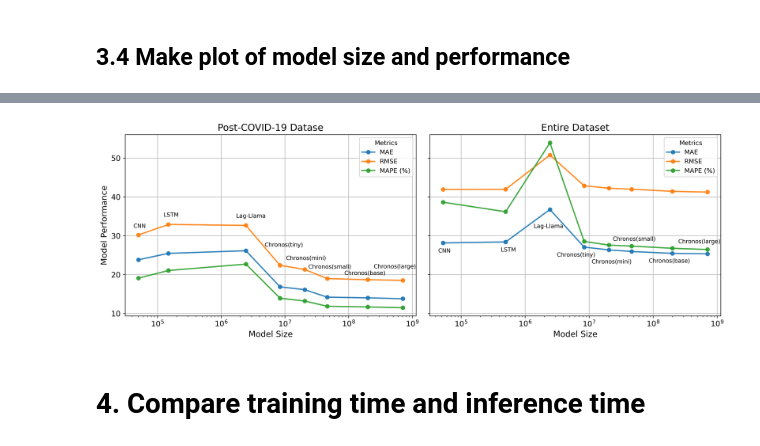
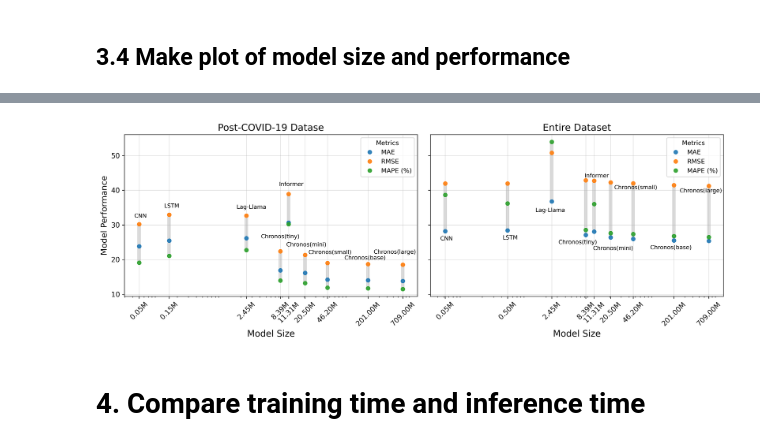
Before and after one commit to YueLi-0816/traffic_prediction, a Jupyter notebook: parameter_cal.ipynb, the cells around one changed output, grey strips where cells are left out. Drawn from its saved outputs; the diff is of its cells as text; code cells hidden in the pictures.

Commit message:
modify the model size plot

```diff
--- a/parameter_cal.ipynb
+++ b/parameter_cal.ipynb
@@ -1010,0 +1000,6 @@ informer_perform
+# %%
+informer_post = data_informer[['MAE_test','RMSE_test','MAPE (%)_test']].mean().to_frame(name='Informer-Dataset After COVID')
+informer_all = data_informer_all[['MAE_test','RMSE_test','MAPE (%)_test']].mean().to_frame(name='Informer-Entire Dataset')
+informer_perform = informer_post.join(informer_all)
+informer_perform.index = informer_perform.index.str.removesuffix('_test')
+informer_perform
@@ -1011,3 +1011,5 @@ informer_perform
+# %%
+mean_perform_all = pd.concat([mean_perform_all, informer_perform], axis=1)
 # %% [markdown]
 ## 3.3 Concatenate perform and model size
 # %%
@@ -1024,14 +1129,14 @@ perform_size_all
 # %%
 # Splitting the data into two separate sets: After COVID and Entire Dataset
 after_covid_cols = [
-    'CNN-Dataset After COVID', 'LSTM-Dataset After COVID',
+    'CNN-Dataset After COVID', 'LSTM-Dataset After COVID', 'Informer-Dataset After COVID',
     'Lag-Llama-Dataset After COVID', 'Chronos(tiny)-Dataset After COVID',
     'Chronos(mini)-Dataset After COVID', 'Chronos(small)-Dataset After COVID',
     'Chronos(base)-Dataset After COVID', 'Chronos(large)-Dataset After COVID'
 ]
 
 entire_dataset_cols = [
-    'CNN-Entire Dataset', 'LSTM-Entire Dataset',
+    'CNN-Entire Dataset', 'LSTM-Entire Dataset', 'Informer-Entire Dataset',
     'Lag-Llama-Entire Dataset', 'Chronos(tiny)-Entire Dataset',
     'Chronos(mini)-Entire Dataset', 'Chronos(small)-Entire Dataset',
     'Chronos(base)-Entire Dataset', 'Chronos(large)-Entire Dataset'
@@ -1046,6 +1176,6 @@ performance_metrics_entire_dataset = entire_dataset.loc[['MAE', 'RMSE', 'MAPE (%
 # %%
 model_names = [
-    "CNN", "LSTM", "Lag-Llama", "Chronos(tiny)",
+    "CNN", "LSTM", 'Informer', "Lag-Llama", "Chronos(tiny)",
     "Chronos(mini)", "Chronos(small)", "Chronos(base)", "Chronos(large)"
 ]
 
@@ -1053,52 +1183,79 @@ model_names = [
 fig, axs = plt.subplots(1, 2, figsize=(14, 5), dpi=300, sharey=True)
 
 # Adjusted offset for labels
-x_offsets = [1.05, 1.1, 1.2, 1.15, 1.05, 1.1, 0.9, 0.75]
-y_offsets = [1.05, 1.05, 1.05, 1.2, 1.1, 1.12, 1.05, 1.15]
+x_offsets = [1.05, 1.1, 1.1, 1.2, 1, 1.05, 1.1, 0.9, 0.75]
+y_offsets = [1.05, 1.05, 1.05, 1.05, 1.15, 1.1, 1.12, 1.05, 1.15]
 
-x_offsets2 = [1.05, 1.1, 0.95, 0.75, 1.1, 1.1, 0.9, 0.75]
-y_offsets2 = [0.95, 0.95, 0.9, 0.95, 0.91, 1.15, 0.95, 1.15]
+x_offsets2 = [1.05, 1.1, 1.1, 0.95, 0.75, 1.1, 1.1, 0.9, 0.75]
+y_offsets2 = [0.95, 0.95, 1.6, 0.95, 0.95, 0.91, 1.6, 0.95, 1.6]
 
 custom_colors = ['#1f77b4', '#ff7f0e', '#2ca02c']
 
 # Plotting the "After COVID" data
 for i, metric in enumerate(performance_metrics_after_covid.columns):
-    axs[0].plot(model_sizes_after_covid, performance_metrics_after_covid[metric], label=metric, marker='o', linewidth = 2, alpha=0.9, color=custom_colors[i])
+    axs[0].plot(model_sizes_after_covid, performance_metrics_after_covid[metric], label=metric, marker='o', linestyle='none', alpha=0.9, color=custom_colors[i])
 
 # Add label only to the chosen line
 for i, size in enumerate(model_sizes_after_covid):
     axs[0].text(size * x_offsets[i], performance_metrics_after_covid['RMSE'][i] * y_offsets[i],
                 model_names[i], fontsize=9, ha='center', va='bottom')
 
+add_metric_boundaries(
+    axs[0],
+    model_sizes_after_covid,
+    performance_metrics_after_covid,
+    color='black',
+    alpha=0.12
+)
 
 axs[0].set_title('Post-COVID-19 Datase',fontsize=15)
-axs[0].set_xlabel('Model Size',fontsize=13)
+axs[0].set_xlabel('Model Size',fontsize=14)
 axs[0].set_ylabel('Model Performance',fontsize=13)
-axs[0].tick_params(axis='both', labelsize=12)
+axs[0].tick_params(axis='both', labelsize=11)
 axs[0].set_xscale('log')
 axs[0].legend(title='Metrics')
-axs[0].grid(True)
+axs[0].grid(True, axis='y',  alpha=0.4)
+# Format x-axis ticks as model size in millions
+axs[0].set_xticks(model_sizes_after_covid)
+axs[0].set_xticklabels([format_size_millions(x) for x in model_sizes_after_covid])
+axs[0].tick_params(axis='x', rotation=45)
+# Add vertical grid lines at EXACT model sizes
+axs[0].grid(True, which='major', axis='x',  alpha=0.4)
 
 # Plotting the "Entire Dataset" data
 for i, metric in enumerate(performance_metrics_after_covid.columns):
-    axs[1].plot(model_sizes_entire_dataset, performance_metrics_entire_dataset[metric], label=metric, marker='o', linewidth = 2, alpha=0.9, color=custom_colors[i])
+    axs[1].plot(model_sizes_entire_dataset, performance_metrics_entire_dataset[metric], label=metric, marker='o', linestyle='none', alpha=0.9, color=custom_colors[i])
 
 # Add label only to the chosen line
 for i, size in enumerate(model_sizes_entire_dataset):
     axs[1].text(size* x_offsets2[i], performance_metrics_entire_dataset['MAE'][i]* y_offsets2[i],
                 model_names[i], fontsize=9, ha='center', va='top')
 
+add_metric_boundaries(
+    axs[1],
+    model_sizes_entire_dataset,
+    performance_metrics_entire_dataset,
+    color='black',
+    alpha=0.12
+)
+
 axs[1].set_title('Entire Dataset',fontsize=15)
-axs[1].set_xlabel('Model Size',fontsize=13)
-axs[1].tick_params(axis='both', labelsize=12)
+axs[1].set_xlabel('Model Size',fontsize=14)
+axs[1].tick_params(axis='both', labelsize=11)
 axs[1].set_xscale('log')
 axs[1].legend(title='Metrics')
-axs[1].grid(True)
+axs[1].grid(True, axis='y', alpha=0.4)
+# Format x-axis ticks as model size in millions
+axs[1].set_xticks(model_sizes_entire_dataset)
+axs[1].set_xticklabels([format_size_millions(x) for x in model_sizes_entire_dataset])
+axs[1].tick_params(axis='x', rotation=45)
+# Add vertical grid lines at EXACT model sizes
+axs[1].grid(True, which='major', axis='x',alpha=0.4)
 
 plt.tight_layout()
 plt.show()
 # %% [output]
-[figure, old version]
+[figure, new version]
 # %% [markdown]
 # 4. Compare training time and inference time
 # %%
```
Also changed, not shown: parts of 17 cells of this notebook.
